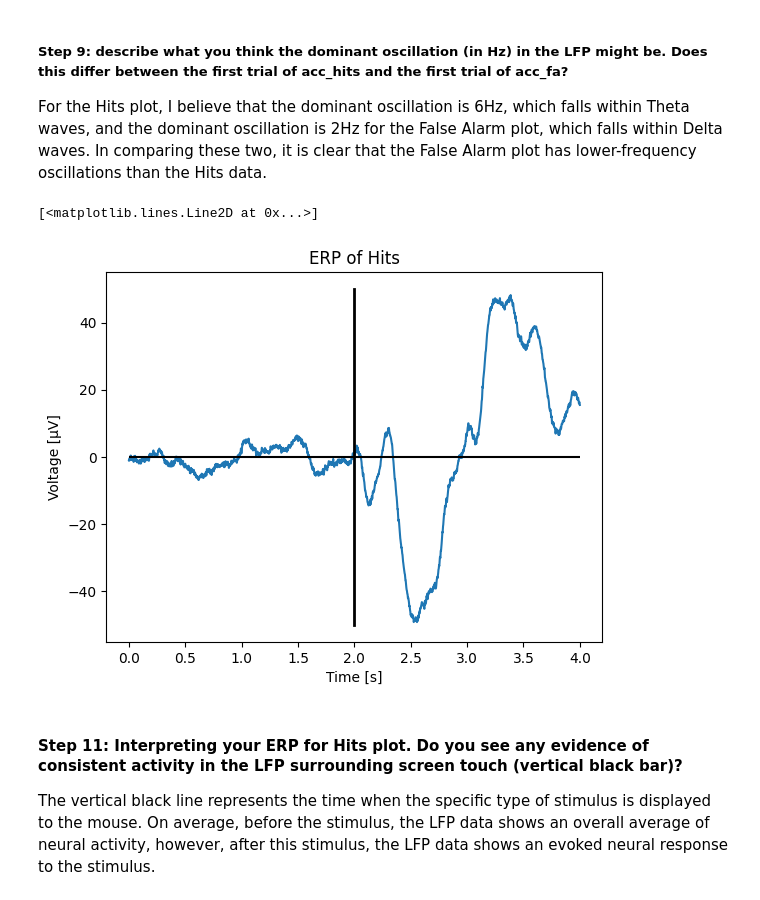
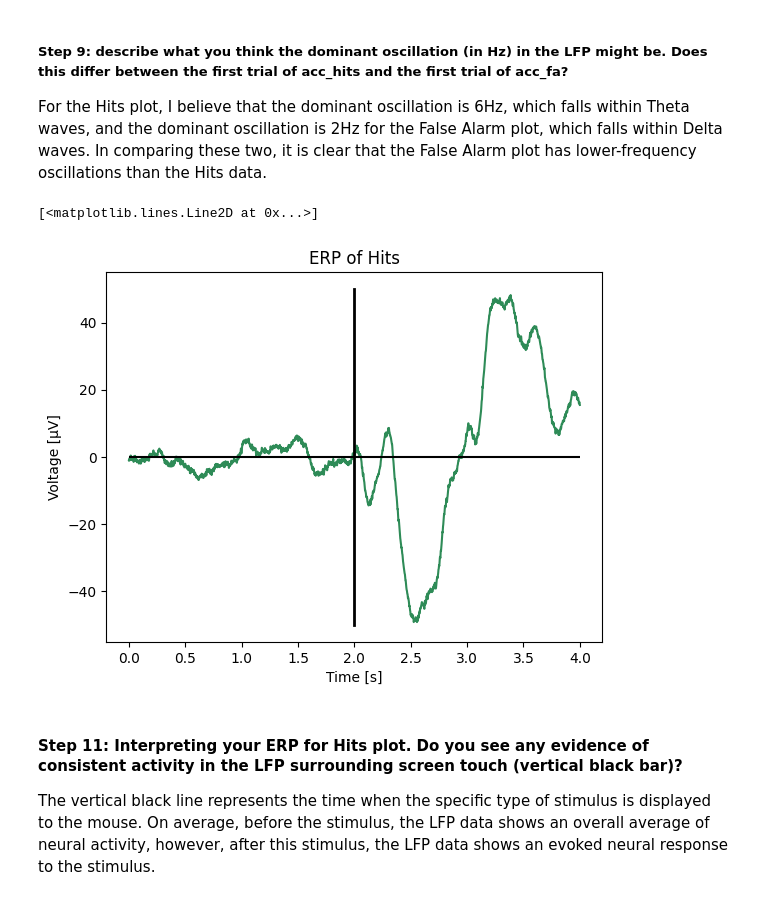
Before and after one commit to tesscstanley/NEUR265, a Jupyter notebook: coding_homework_5.ipynb, the cells around one changed output. Saved outputs shown, nothing was run; the diff lists cells and outputs as text; code cells hidden in the pictures.

```diff
--- a/coding_homework_5.ipynb
+++ b/coding_homework_5.ipynb
@@ -89,15 +89,15 @@ plt.show()
 For the Hits plot, I believe that the dominant oscillation is 6Hz, which falls within Theta waves, and the dominant oscillation is 2Hz for the False Alarm plot, which falls within Delta waves. In comparing these two, it is clear that the False Alarm plot has lower-frequency oscillations than the Hits data.
 # %%
 # Step 10: calculating ERP for acc_hits
-plt.plot(time, acc_hits.mean(0))
+plt.plot(time, acc_hits.mean(0), color = 'seagreen')
 plt.xlabel('Time [s]')
 plt.ylabel('Voltage [μV]')
 plt.title('ERP of Hits')
 plt.hlines(0, time[0], time[-1],'k')
 plt.plot([2, 2], [-50,50], 'k', lw=2)
 # %% [output]
 [<matplotlib.lines.Line2D at 0x...>]
-[figure, old version]
+[figure, new version]
 # %% [markdown]
 #### Step 11: Interpreting your ERP for Hits plot. Do you see any evidence of consistent activity in the LFP surrounding screen touch (vertical black bar)?
 The vertical black line represents the time when the specific type of stimulus is displayed to the mouse. On average, before the stimulus, the LFP data shows an overall average of neural activity, however, after this stimulus, the LFP data shows an evoked neural response to the stimulus.
```
Also changed, not shown: parts of 2 cells of this notebook.
